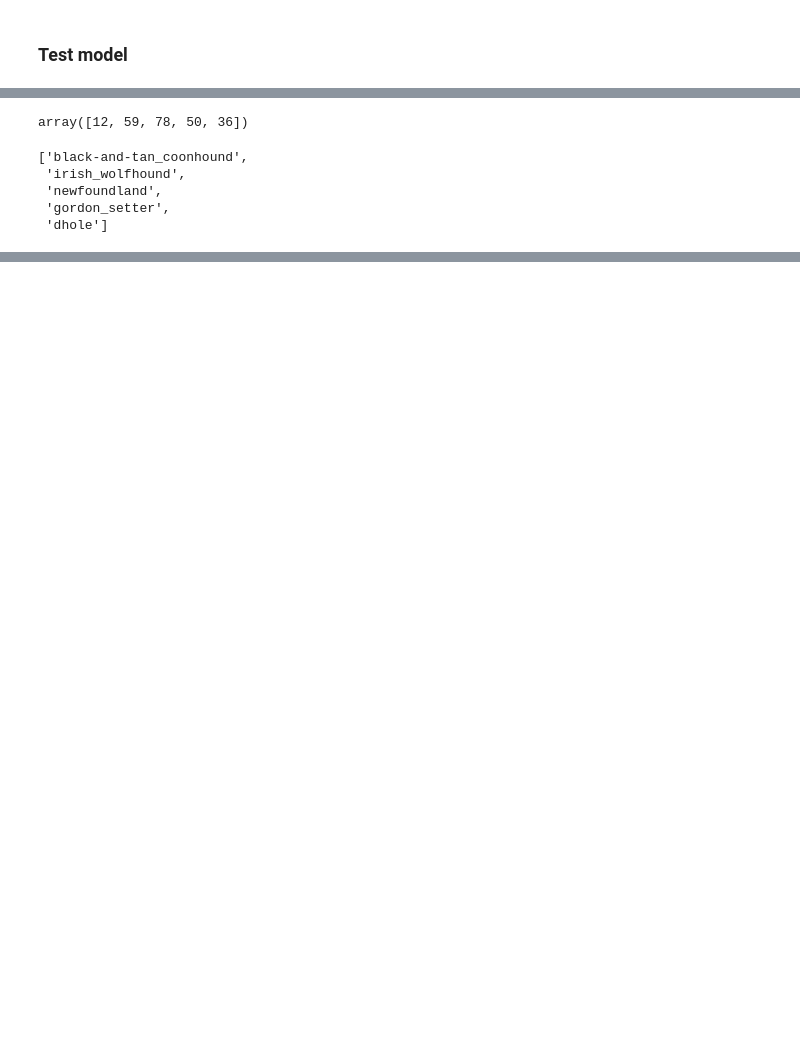
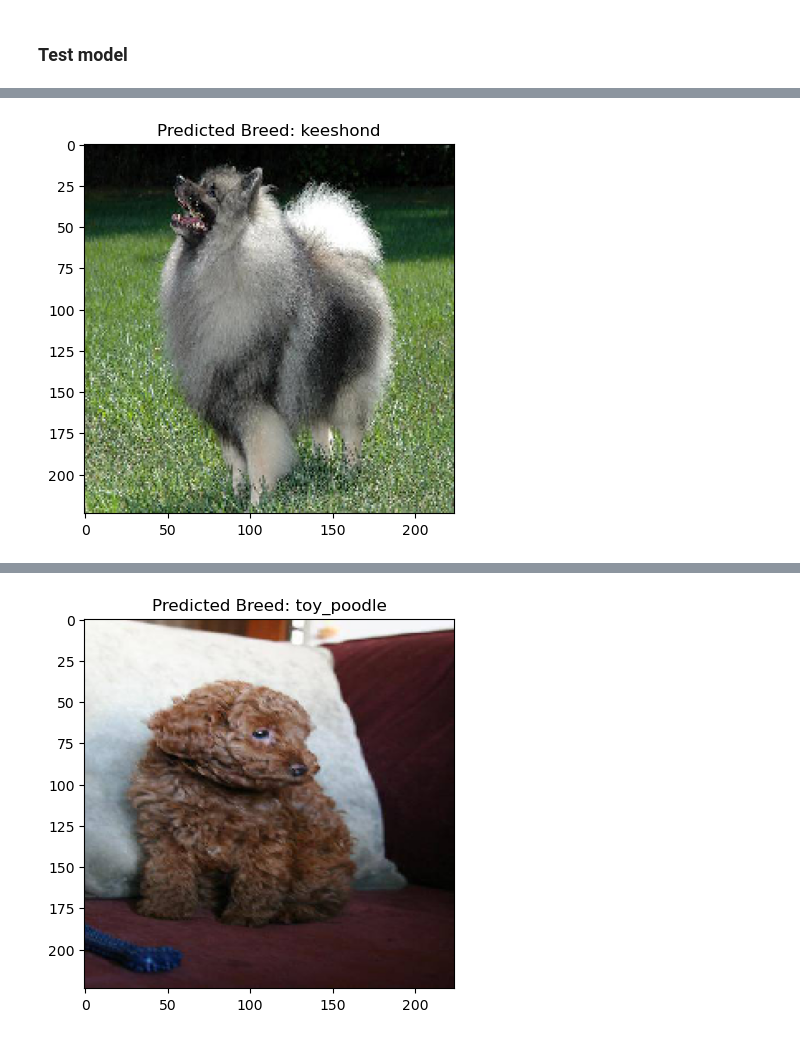
Before and after one commit to raydiwill/Computer-Vision-DSA-2023, a Jupyter notebook: Assignment 1/KhanhDuong_TRAN_Assignment_1.ipynb, the cells around one changed output, grey strips where cells are left out. Saved outputs shown, nothing was run; the diff lists cells and outputs as text; code cells hidden in the pictures; blank space fills up the shorter version.

```diff
--- a/Assignment 1/KhanhDuong_TRAN_Assignment_1.ipynb
+++ b/Assignment 1/KhanhDuong_TRAN_Assignment_1.ipynb
@@ -362,7 +372,7 @@ def process_images(data: pd.DataFrame, img_size: list[int] = [224, 224]):
     img_arrays = []
 
     # Transform each image into pixels array
-    for _, row in tqdm(data.iterrows(), total=data.shape[0]):
+    for _, row in tqdm(data.iterrows(), total=data.shape[0], desc="Creating array"):
         img = load_img(row.path, target_size=img_size)
         img_array = img_to_array(img, dtype=np.uint8)
         img_arrays.append(img_array)
@@ -409,7 +423,16 @@ model_2.fit(X_train_dog_cnn, y_train_dog_cnn, batch_size=64, epochs=10, validati
 ### Transfer learning
 # %%
 # Credit to the HÜSEYIN CENİK team on kaggle for the following code
-def get_features(model_name, model_preprocessor, input_size, data: pd.DataFrame):
+def get_features(model_name, model_preprocessor, input_size, data):
+    """ Return extracted features from the pre-defined extractor
+
+    Argument:
+    model_name: The pre-defined model
+    model_preprocessor: The model preprocessing function
+    input_size: array size
+    data: input array
+    """
+
     input_layer = Input(input_size)
     preprocessor = model_preprocessor(input_layer)
     base_model = model_name(weights='imagenet', include_top=False, input_shape=input_size)(preprocessor)
@@ -508,4 +517,5 @@ preprocessed_test_images = np.array(preprocessed_images)
 # %%
+# Map each breed with an index
 breeds = sorted(labels["breed"].unique().tolist())
-class_to_num = dict(zip(breeds, range(len(breeds))))
-num_to_class = {v: k for k, v in class_to_num.items()}
+breeds_dict = dict(zip(breeds, range(len(breeds))))
+#print(class_to_num)
@@ -519,15 +522,38 @@ Feature maps shape: (5, 2, 2, 2048)
-# %%
-predicted_classes = np.argmax(predicted_test, axis=1)
-predicted_classes
-# %% [output]
-array([12, 59, 78, 50, 36])
-# %%
-mapping = [num_to_class[index] for index in predicted_classes]
-
-mapping
-# %% [output]
-['black-and-tan_coonhound',
- 'irish_wolfhound',
- 'newfoundland',
- 'gordon_setter',
- 'dhole']
+# %%
+def load_and_preprocess_image(image_path, target_size=[224, 224]):
+    """ Process one image to be extracted
+
+    Argument:
+    image_path: Path to the image
+    """
+
+    # Load and transform images
+    img = load_img(image_path, target_size=target_size)
+    img_array = img_to_array(img, dtype=np.uint8)
+    img_reshaped = img_array.reshape((1, 224, 224, 3))
+    return img_reshaped
+
+test_path = "../Assignment 1/dog-breed-identification/test/"
+
+for filename in tqdm(os.listdir(test_path)[50:52], desc='Predicting images'): # Change which file to be predicted here
+    # Get the whole path
+    file_path = os.path.join(test_path, filename)
+
+    # Transform image
+    img_pred = load_and_preprocess_image(file_path)
+
+    # Extract features
+    test_feature = get_features(InceptionV3, inception_preprocess, [224, 224, 3], img_pred)
+
+    # Get the predicted label
+    breed_index = model_3.predict(test_feature).argmax(axis=-1)
+    breed_label = [
+        label for label, index in breeds_dict.items() if index == breed_index
+    ][0]
+
+    # Display the predicted label
+    display_img_array = np.squeeze(img_pred, axis=0)
+    plt.imshow(display_img_array)
+    plt.title(f"Predicted Breed: {breed_label}")
+    plt.show()
+# %% [output]
@@ -533,0 +563 @@ mapping
+[figure, added]
@@ -533,0 +567 @@ mapping
+[figure, added]
```
Also changed, not shown: parts of 25 cells of this notebook.
